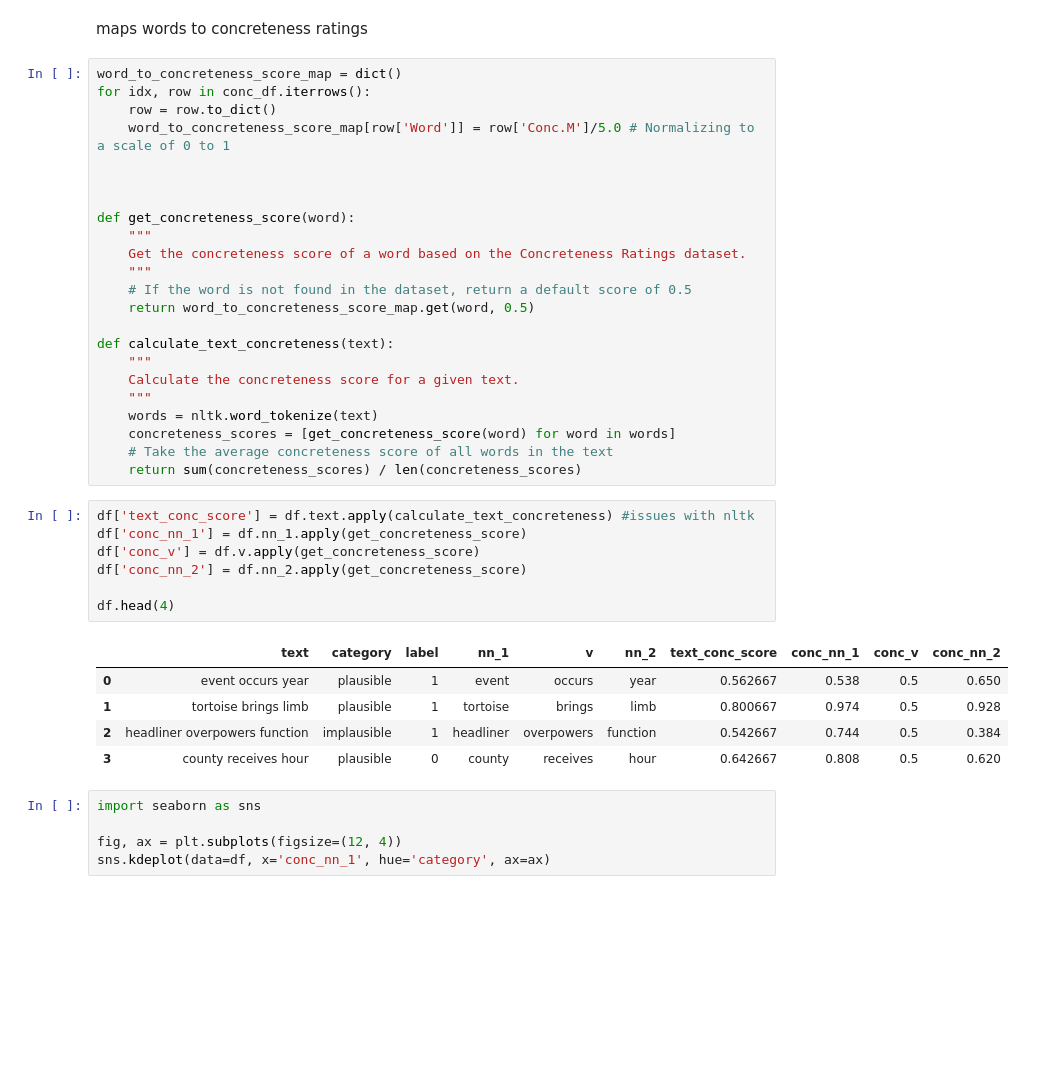
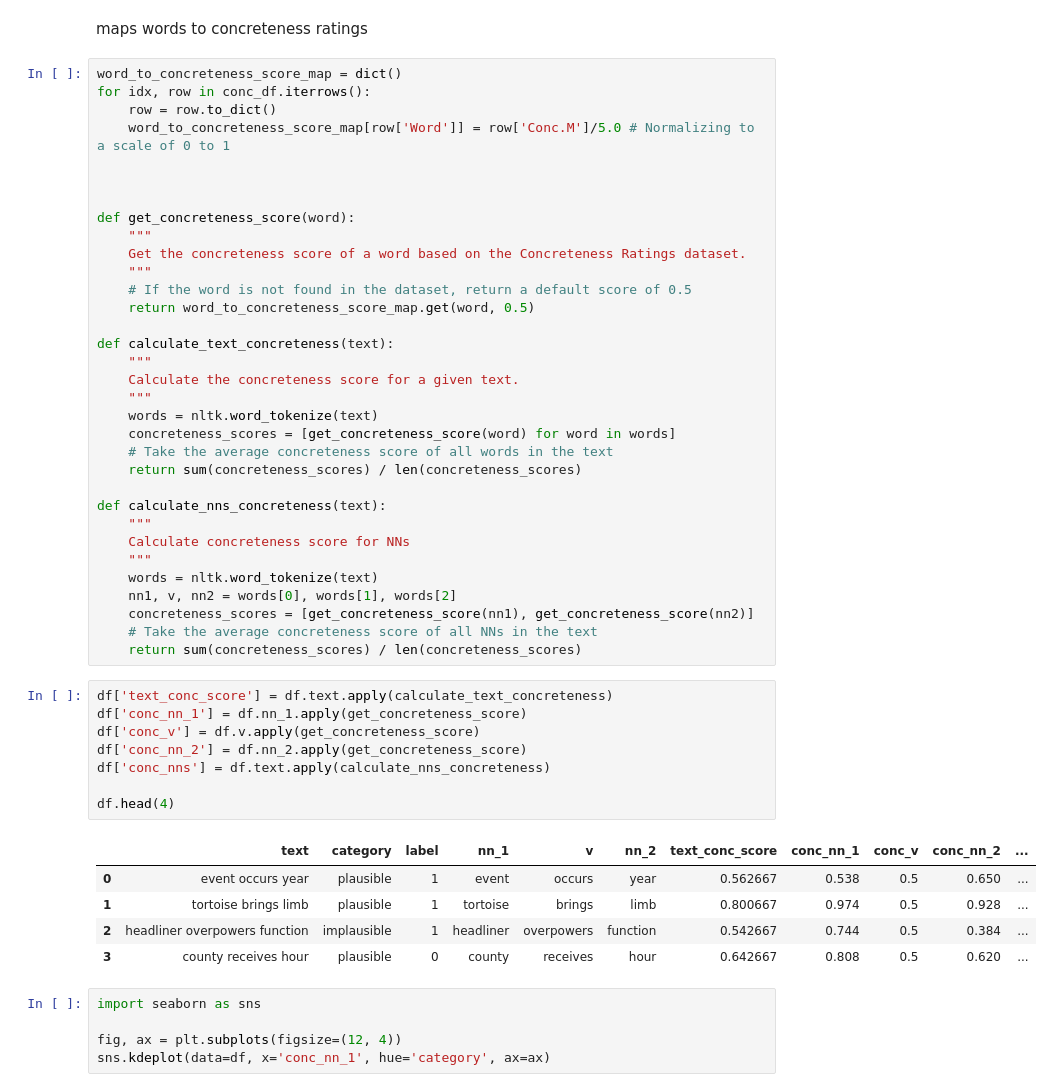
Before and after one commit to asarthaks/plausibility_classification, a Jupyter notebook: analysis/ExploratoryDataAnalysis - PEP.ipynb, the cells around one changed output. Saved outputs shown, nothing was run; the diff lists cells and outputs as text; blank space fills up the shorter version.

Commit message:
add analysis for Concreteness in PEP (need to be revision)

```diff
--- a/analysis/ExploratoryDataAnalysis - PEP.ipynb
+++ b/analysis/ExploratoryDataAnalysis - PEP.ipynb
@@ -260,19 +260,30 @@ def calculate_text_concreteness(text):
     concreteness_scores = [get_concreteness_score(word) for word in words]
     # Take the average concreteness score of all words in the text
     return sum(concreteness_scores) / len(concreteness_scores)
+
+def calculate_nns_concreteness(text):
+    """
+    Calculate concreteness score for NNs
+    """
+    words = nltk.word_tokenize(text)
+    nn1, v, nn2 = words[0], words[1], words[2]
+    concreteness_scores = [get_concreteness_score(nn1), get_concreteness_score(nn2)]
+    # Take the average concreteness score of all NNs in the text
+    return sum(concreteness_scores) / len(concreteness_scores)
 # %%
-df['text_conc_score'] = df.text.apply(calculate_text_concreteness) #issues with nltk
+df['text_conc_score'] = df.text.apply(calculate_text_concreteness)
 df['conc_nn_1'] = df.nn_1.apply(get_concreteness_score)
 df['conc_v'] = df.v.apply(get_concreteness_score)
 df['conc_nn_2'] = df.nn_2.apply(get_concreteness_score)
+df['conc_nns'] = df.text.apply(calculate_nns_concreteness)
 
 df.head(4)
 # %% [output]
-|  | text | category | label | nn_1 | v | nn_2 | text_conc_score | conc_nn_1 | conc_v | conc_nn_2 |
-| 0 | event occurs year | plausible | 1 | event | occurs | year | 0.562667 | 0.538 | 0.5 | 0.650 |
-| 1 | tortoise brings limb | plausible | 1 | tortoise | brings | limb | 0.800667 | 0.974 | 0.5 | 0.928 |
-| 2 | headliner overpowers function | implausible | 1 | headliner | overpowers | function | 0.542667 | 0.744 | 0.5 | 0.384 |
-| 3 | county receives hour | plausible | 0 | county | receives | hour | 0.642667 | 0.808 | 0.5 | 0.620 |
+|  | text | category | label | nn_1 | v | nn_2 | text_conc_score | conc_nn_1 | conc_v | conc_nn_2 | ... |
+| 0 | event occurs year | plausible | 1 | event | occurs | year | 0.562667 | 0.538 | 0.5 | 0.650 | ... |
+| 1 | tortoise brings limb | plausible | 1 | tortoise | brings | limb | 0.800667 | 0.974 | 0.5 | 0.928 | ... |
+| 2 | headliner overpowers function | implausible | 1 | headliner | overpowers | function | 0.542667 | 0.744 | 0.5 | 0.384 | ... |
+| 3 | county receives hour | plausible | 0 | county | receives | hour | 0.642667 | 0.808 | 0.5 | 0.620 | ... |
 # %%
 import seaborn as sns
 
```
Also changed, not shown: parts of 4 cells of this notebook.
